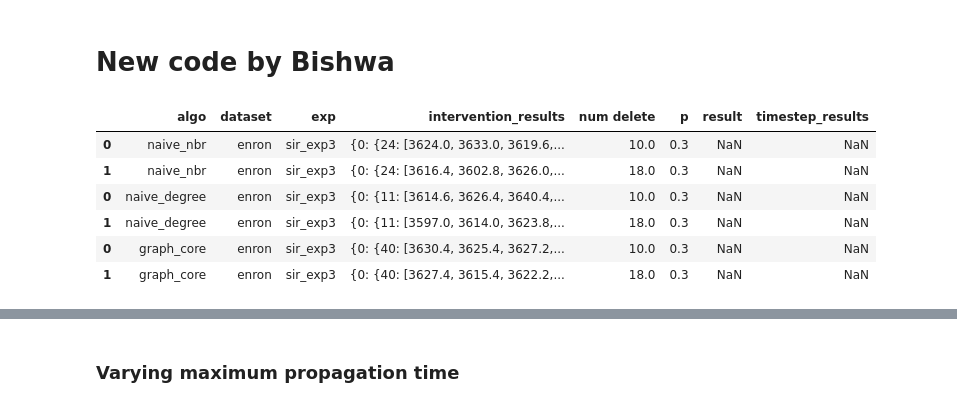
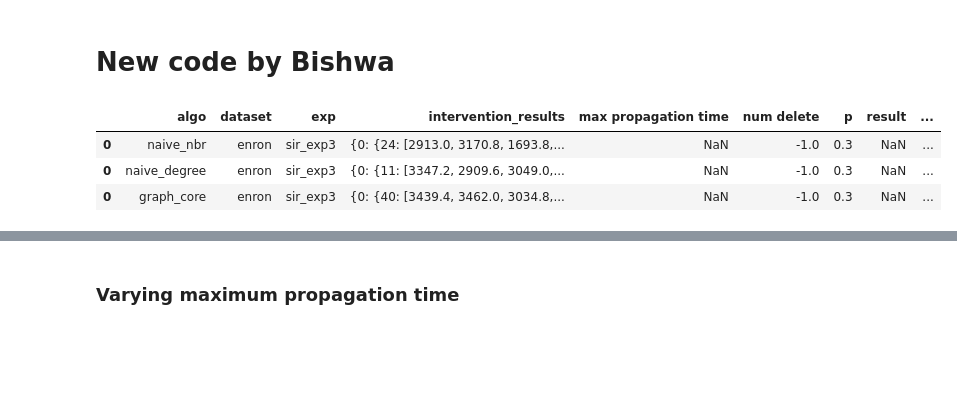
Before and after one commit to toggled/vldbsubmission, a Jupyter notebook: python_src/propagationPlots_bishwa.ipynb, the cells around one changed output, grey strips where cells are left out. Drawn from its saved outputs; the diff is of its cells as text; code cells hidden in the pictures; blank space fills up the shorter version.

```diff
--- a/python_src/propagationPlots_bishwa.ipynb
+++ b/python_src/propagationPlots_bishwa.ipynb
@@ -751,33 +747,29 @@ labelsize = 20
 # %%
 dataset = "enron"
 src = '../output/'
-cols = ['algo', 'dataset', 'exp', 'intervention_results',
-        'num delete', 'p', 'result', 'timestep_results']
+cols = ['algo', 'dataset', 'exp', 'intervention_results', 'max propagation time', 'num delete', 'p', 'result', 'timestep_results']
 # cols = ['dataset', 'p', 'algo', 'exp', 'result', 'timestep_results', 'intervention_results', 'num delete']
 # cols = ['dataset', 'p', 'algo', 'exp', 'result', 'timestep_results', 'intervention_results']
 
 df_nbr = pd.read_csv(
     src + "propagation_result_recursive_delinner_" + dataset + "_naive_nbr3.csv", header=None)
 df_nbr.columns = cols
 
 df_degree = pd.read_csv(
     src + "propagation_result_recursive_delinner_" + dataset + "_naive_degree3.csv", header=None)
 df_degree.columns = cols
 
 df_graph_core = pd.read_csv(
     src + "propagation_result_recursive_delinner_" + dataset + "_graph_core3.csv", header=None)
 df_graph_core.columns = cols
 
 df = pd.concat([df_nbr, df_degree, df_graph_core])
 df.head(n=10)
 # %% [output]
-|  | algo | dataset | exp | intervention_results | num delete | p | result | timestep_results |
-| 0 | naive_nbr | enron | sir_exp3 | {0: {24: [3624.0, 3633.0, 3619.6,... | 10.0 | 0.3 | NaN | NaN |
-| 1 | naive_nbr | enron | sir_exp3 | {0: {24: [3616.4, 3602.8, 3626.0,... | 18.0 | 0.3 | NaN | NaN |
-| 0 | naive_degree | enron | sir_exp3 | {0: {11: [3614.6, 3626.4, 3640.4,... | 10.0 | 0.3 | NaN | NaN |
-| 1 | naive_degree | enron | sir_exp3 | {0: {11: [3597.0, 3614.0, 3623.8,... | 18.0 | 0.3 | NaN | NaN |
-| 0 | graph_core | enron | sir_exp3 | {0: {40: [3630.4, 3625.4, 3627.2,... | 10.0 | 0.3 | NaN | NaN |
-| 1 | graph_core | enron | sir_exp3 | {0: {40: [3627.4, 3615.4, 3622.2,... | 18.0 | 0.3 | NaN | NaN |
+|  | algo | dataset | exp | intervention_results | max propagation time | num delete | p | result | ... |
+| 0 | naive_nbr | enron | sir_exp3 | {0: {24: [2913.0, 3170.8, 1693.8,... | NaN | -1.0 | 0.3 | NaN | ... |
+| 0 | naive_degree | enron | sir_exp3 | {0: {11: [3347.2, 2909.6, 3049.0,... | NaN | -1.0 | 0.3 | NaN | ... |
+| 0 | graph_core | enron | sir_exp3 | {0: {40: [3439.4, 3462.0, 3034.8,... | NaN | -1.0 | 0.3 | NaN | ... |
 # %%
 for num_delete in df['num delete'].unique():
     sns.set(rc={'figure.figsize': (15, 8)})
```
Also changed, not shown: parts of 6 cells of this notebook, 19 other files.
